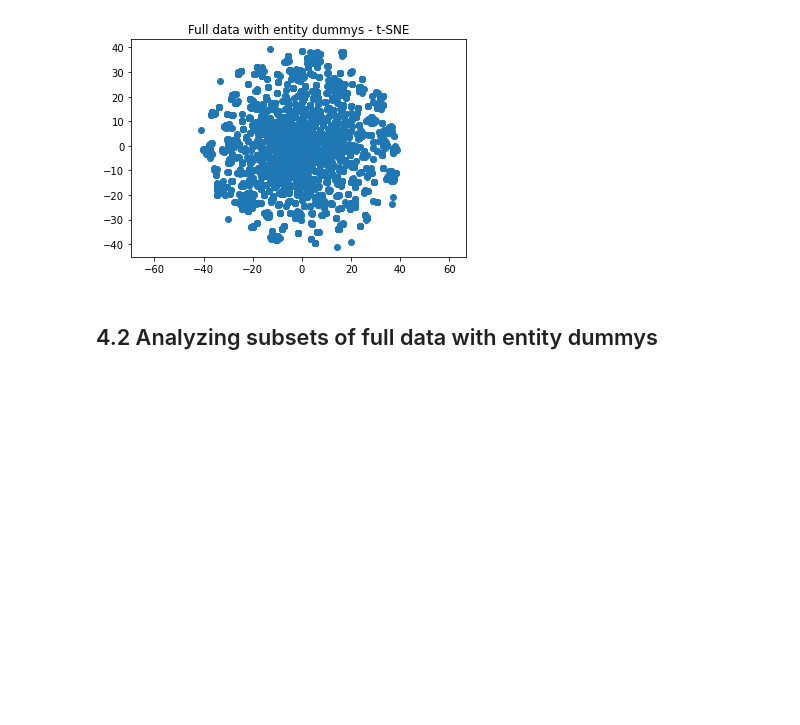
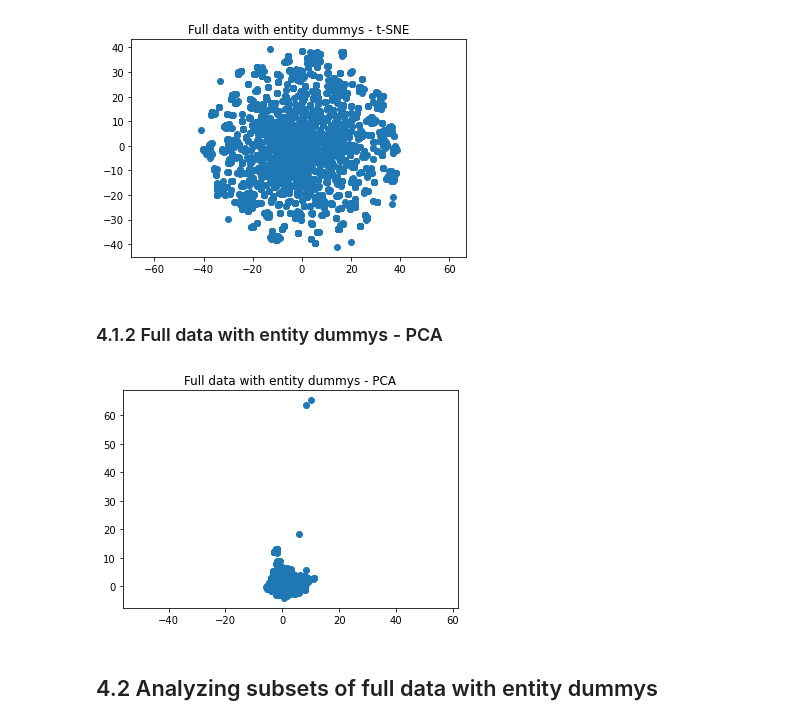
Before and after one commit to codehering/data_challanges_2021, a Jupyter notebook: experiments/notebooks/Dimesion_reduction_analysis.ipynb, the cells around one changed output. Drawn from its saved outputs; the diff is of its cells as text; code cells hidden in the pictures; blank space fills up the shorter version.

Commit message:
added pca plot

```diff
--- a/experiments/notebooks/Dimesion_reduction_analysis.ipynb
+++ b/experiments/notebooks/Dimesion_reduction_analysis.ipynb
@@ -694,6 +693,22 @@ plt.title("Full data with entity dummys - t-SNE")
 plt.show()
 # %% [output]
 [figure]
+# %% [markdown]
+<h3> 4.1.2 Full data with entity dummys - PCA </h3>
+# %%
+
+pca_full_data_entity = PCA(n_components=2)
+pca_full_data_entity.fit(data_w_entity_dummys_standardized)
+pca_results_full_data_entity_dummys = pca_full_data_entity.transform(data_w_entity_dummys_standardized)
+# %%
+plt.scatter(
+    pca_results_full_data_entity_dummys[:, 0],
+    pca_results_full_data_entity_dummys[:, 1])
+plt.gca().set_aspect('equal', 'datalim')
+plt.title("Full data with entity dummys - PCA")
+plt.show()
+# %% [output]
+[figure, added]
 # %% [markdown]
 <h2> 4.2 Analyzing subsets of full data with entity dummys </h2>
 # %%
```
Also changed, not shown: parts of 24 cells of this notebook.
